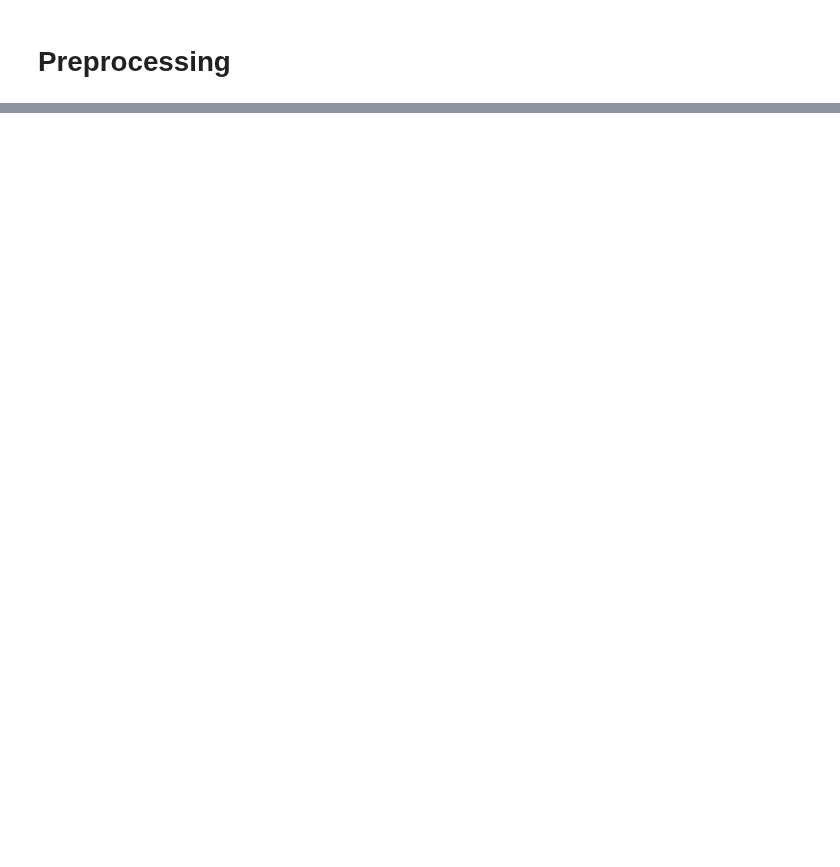
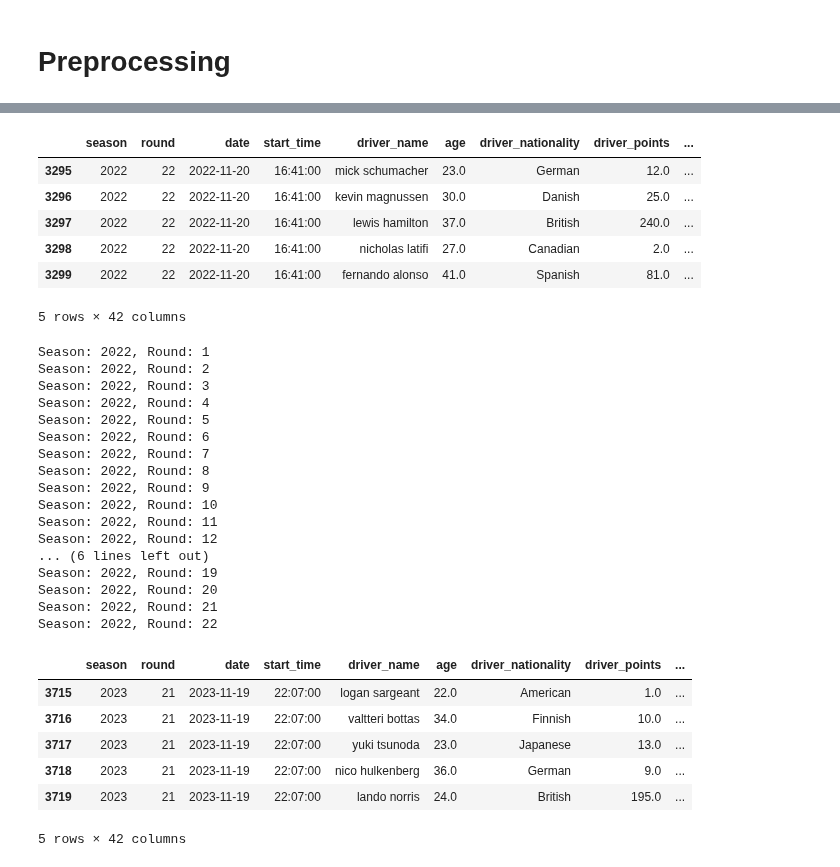
Before and after one commit to MauriceChiu7/573-f1, a Jupyter notebook: nbc.ipynb, the cells around one changed output, grey strips where cells are left out. Cells and saved outputs as stored; diff of their text form; code cells hidden in the pictures; blank space fills up the shorter version.

```diff
--- a/nbc.ipynb
+++ b/nbc.ipynb
@@ -264,0 +341,65 @@ ValueError: Cannot convert from timedelta64[ns] to timedelta64[Y]. Supported res
+# %%
+# condition = (all_event_links_df['season'] == 2015) & (all_event_links_df['round'] == 1)
+# all_event_links_df = all_event_links_df[condition]
+
+# Train model up to specific season and round
+# Predict top 10 racers for the next round
+
+# test_pdf = pdf[(pdf['season'] == 2022) & (pdf['round'] == 22)]
+# display(test_pdf)
+
+
+for season in range(2022, 2024):
+    up_to_all_r_cur_s = (pdf['season'] == season)
+    train = pdf[up_to_all_r_cur_s]
+    display(train.tail(5))
+    # test = pdf[~s_cond]
+    # display(train[pdf['season'] == season])
+
+    for round in train[pdf['season'] == season]['round'].unique():
+        print(f"Season: {season}, Round: {round}")
+
+    #     up_to_cur_r_cur_s = (train['season'] <= season) & (train['round'] < round)
+    #     train = train[up_to_cur_r_cur_s]
+    #     display(train.head(1))
+        # r_cond = (pdf['round'] < round)
+        # pdf = pdf[r_cond]
+        # y = pdf['podium']
+        # X = pdf.drop('podium', axis=1)
+        # # X_train, X_test, y_train, y_test = train_test_split(X, y, test_size=0.2, random_state=42)
+        # nbc = make_pipeline(column_transform, GaussianNB())
+        # nbc.fit(X_train, y_train)
+        # y_pred = nbc.predict(X_test)
+        # print("Season: " + str(season) + " Round
+# %% [output]
+|  | season | round | date | start_time | driver_name | age | driver_nationality | driver_points | ... |
+| 3295 | 2022 | 22 | 2022-11-20 | 16:41:00 | mick schumacher | 23.0 | German | 12.0 | ... |
+| 3296 | 2022 | 22 | 2022-11-20 | 16:41:00 | kevin magnussen | 30.0 | Danish | 25.0 | ... |
+| 3297 | 2022 | 22 | 2022-11-20 | 16:41:00 | lewis hamilton | 37.0 | British | 240.0 | ... |
+| 3298 | 2022 | 22 | 2022-11-20 | 16:41:00 | nicholas latifi | 27.0 | Canadian | 2.0 | ... |
+| 3299 | 2022 | 22 | 2022-11-20 | 16:41:00 | fernando alonso | 41.0 | Spanish | 81.0 | ... |
+5 rows × 42 columns
+Season: 2022, Round: 1
+Season: 2022, Round: 2
+Season: 2022, Round: 3
+Season: 2022, Round: 4
+Season: 2022, Round: 5
+Season: 2022, Round: 6
+Season: 2022, Round: 7
+Season: 2022, Round: 8
+Season: 2022, Round: 9
+Season: 2022, Round: 10
+Season: 2022, Round: 11
+Season: 2022, Round: 12
+... (6 lines left out)
+Season: 2022, Round: 19
+Season: 2022, Round: 20
+Season: 2022, Round: 21
+Season: 2022, Round: 22
+|  | season | round | date | start_time | driver_name | age | driver_nationality | driver_points | ... |
+| 3715 | 2023 | 21 | 2023-11-19 | 22:07:00 | logan sargeant | 22.0 | American | 1.0 | ... |
+| 3716 | 2023 | 21 | 2023-11-19 | 22:07:00 | valtteri bottas | 34.0 | Finnish | 10.0 | ... |
+| 3717 | 2023 | 21 | 2023-11-19 | 22:07:00 | yuki tsunoda | 23.0 | Japanese | 13.0 | ... |
+| 3718 | 2023 | 21 | 2023-11-19 | 22:07:00 | nico hulkenberg | 36.0 | German | 9.0 | ... |
+| 3719 | 2023 | 21 | 2023-11-19 | 22:07:00 | lando norris | 24.0 | British | 195.0 | ... |
+5 rows × 42 columns
```
Also changed, not shown: parts of 4 cells of this notebook, 6 other files.
